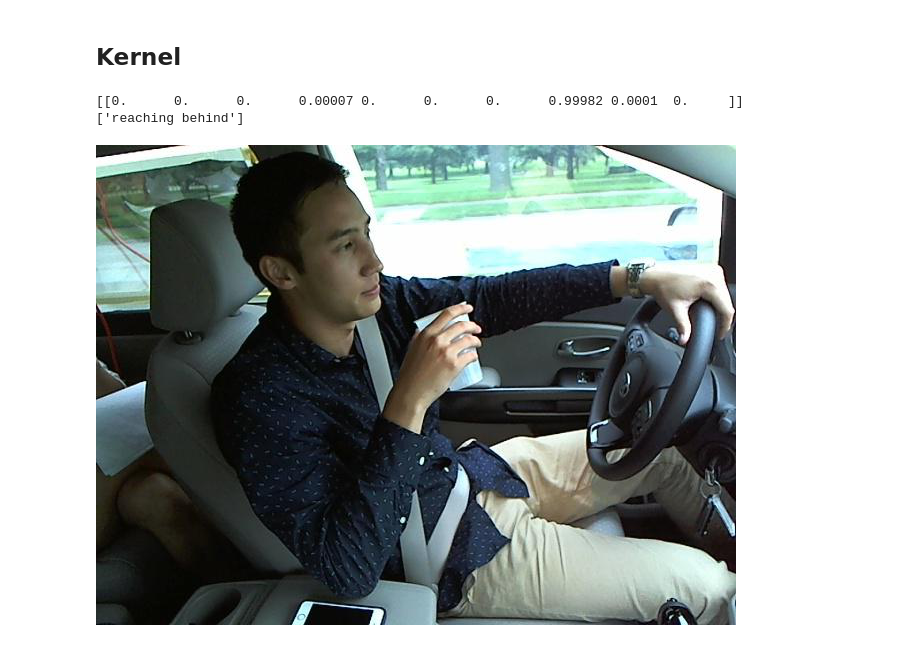
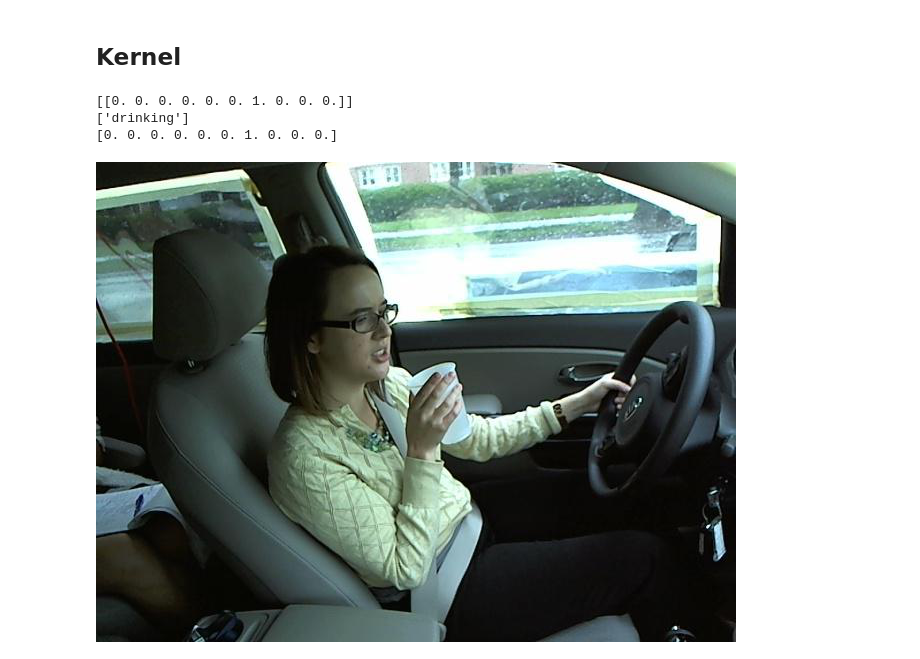
Before and after one commit to kuptservol/kaggle, a Jupyter notebook: state-farm-distracted-driver-detection/State_Farm_Distracted_Driver_Detection.ipynb, the cells around one changed output. Drawn from its saved outputs; the diff is of its cells as text; code cells hidden in the pictures.

```diff
--- a/state-farm-distracted-driver-detection/State_Farm_Distracted_Driver_Detection.ipynb
+++ b/state-farm-distracted-driver-detection/State_Farm_Distracted_Driver_Detection.ipynb
@@ -222,7 +222,7 @@ array([0.1521 , 0.00075, 0.00144, 0.00019, 0.00764, 0.76895, 0.02017, 0.03096, 0
 ## Manual test checks
 # %%
 #check some values
-check_i = 150
+check_i = 156
 fn = PATH + data.test_ds.fnames[check_i];
 print(test_predicts[check_i])
 img = PIL.Image.open(fn); img
@@ -243,8 +243,8 @@ FileLink(f'{SUBM}subm')
 # %% [markdown]
 ## Kernel
 # %%
-def identify_by_image(file_path):
-        trn_tfms, val_tfrms = tfms_from_model(net_arch, batch_sz)
+def identify_by_image(file_path, net_arch, img_sz):
+        trn_tfms, val_tfrms = tfms_from_model(net_arch, img_sz)
         img = trn_tfms(open_image(file_path))
         preds = net.predict_array(img[None])
         return np.exp(preds)
@@ -271,13 +271,15 @@ classes = [
     'talking to passenger'
         ]
 # %%
-check_i = 4352
-predicts = identify_by_image(image_path)
+check_i = 12331
+image_path = PATH + data.test_ds.fnames[check_i];
+predicts = identify_by_image(image_path, net_arch, 400)
 print(predicts)
-image_path = PATH + data.test_ds.fnames[check_i];
-print(classes_by_threshold(classes, 0.001, identify_by_image(image_path)))
+print(classes_by_threshold(classes, 0.001, predicts))
+print(test_predicts[check_i])
 img = PIL.Image.open(image_path); img
 # %% [output]
-[[0.      0.      0.      0.00007 0.      0.      0.      0.99982 0.0001  0.     ]]
-['reaching behind']
+[[0. 0. 0. 0. 0. 0. 1. 0. 0. 0.]]
+['drinking']
+[0. 0. 0. 0. 0. 0. 1. 0. 0. 0.]
-[figure, old version]
+[figure, new version]
```
Also changed, not shown: parts of 1 cell of this notebook.
